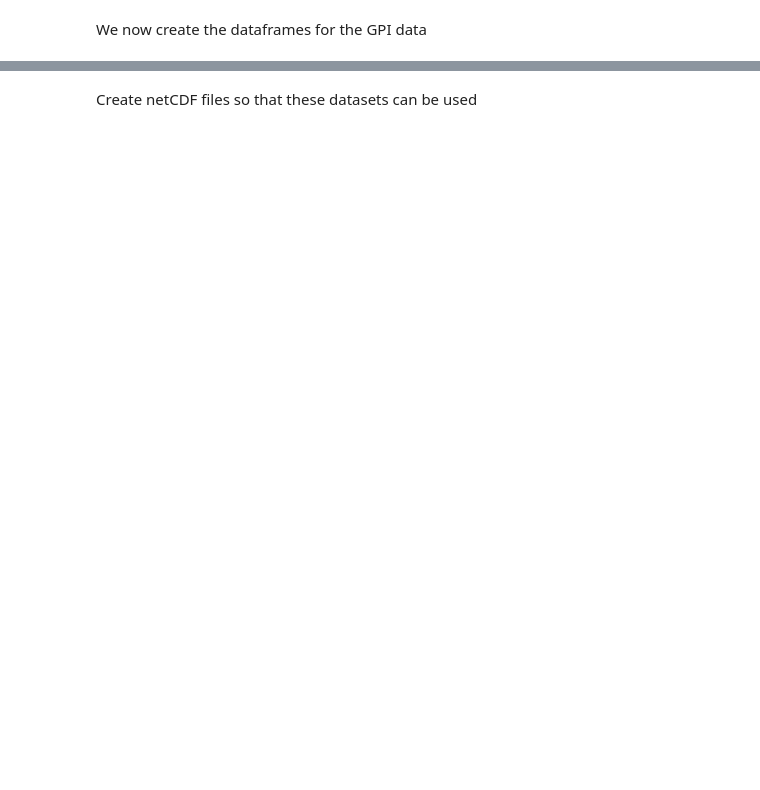
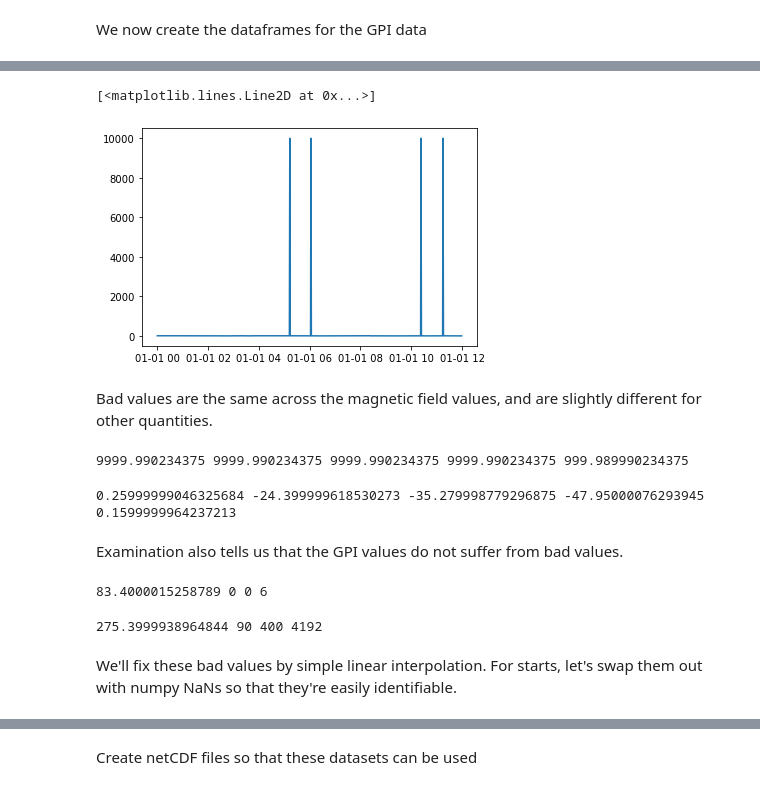
Before and after one commit to rmcgranaghan/NSF_CHESS, a Jupyter notebook: SyntheticEnvironment/Create Synthetic SW Data- updated.ipynb, the cells around one changed output, grey strips where cells are left out. Cells and saved outputs as stored; diff of their text form; code cells hidden in the pictures; blank space fills up the shorter version.

```diff
--- a/SyntheticEnvironment/Create Synthetic SW Data- updated.ipynb
+++ b/SyntheticEnvironment/Create Synthetic SW Data- updated.ipynb
@@ -69,0 +209,27 @@ We now create the dataframes for the GPI data
+# %%
+plt.plot(df['datetime'].iloc[:720], df['bz'].iloc[:720])
+# %% [output]
+[<matplotlib.lines.Line2D at 0x...>]
+[figure, added]
+# %% [markdown]
+Bad values are the same across the magnetic field values, and are slightly different for other quantities.
+# %%
+print(max(df['scalar_b']), max(df['bx']), max(df['by']), max(df['bz']), max(df['sw_plasma_density']))
+# %% [output]
+9999.990234375 9999.990234375 9999.990234375 9999.990234375 999.989990234375
+# %%
+print(min(df['scalar_b']), min(df['bx']), min(df['by']), min(df['bz']), min(df['sw_plasma_density']))
+# %% [output]
+0.25999999046325684 -24.399999618530273 -35.279998779296875 -47.95000076293945 0.1599999964237213
+# %% [markdown]
+Examination also tells us that the GPI values do not suffer from bad values.
+# %%
+print(min(df['f10_7']), min(df['Kp']), min(df['ap']), min(df['AE']))
+# %% [output]
+83.4000015258789 0 0 6
+# %%
+print(max(df['f10_7']), max(df['Kp']), max(df['ap']), max(df['AE']))
+# %% [output]
+275.3999938964844 90 400 4192
+# %% [markdown]
+We'll fix these bad values by simple linear interpolation. For starts, let's swap them out with numpy NaNs so that they're easily identifiable.
```
Also changed, not shown: parts of 51 cells of this notebook, 1 other file.
